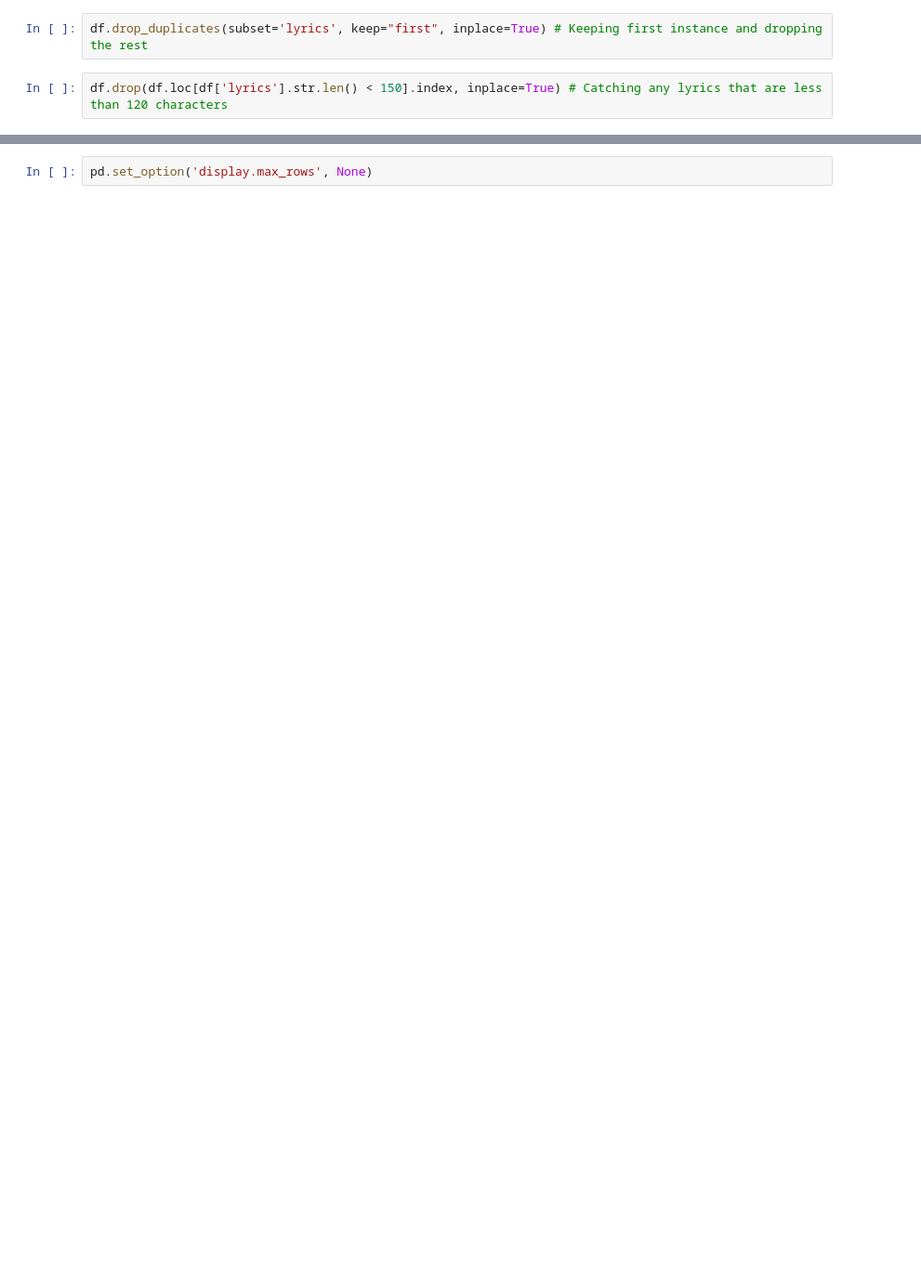
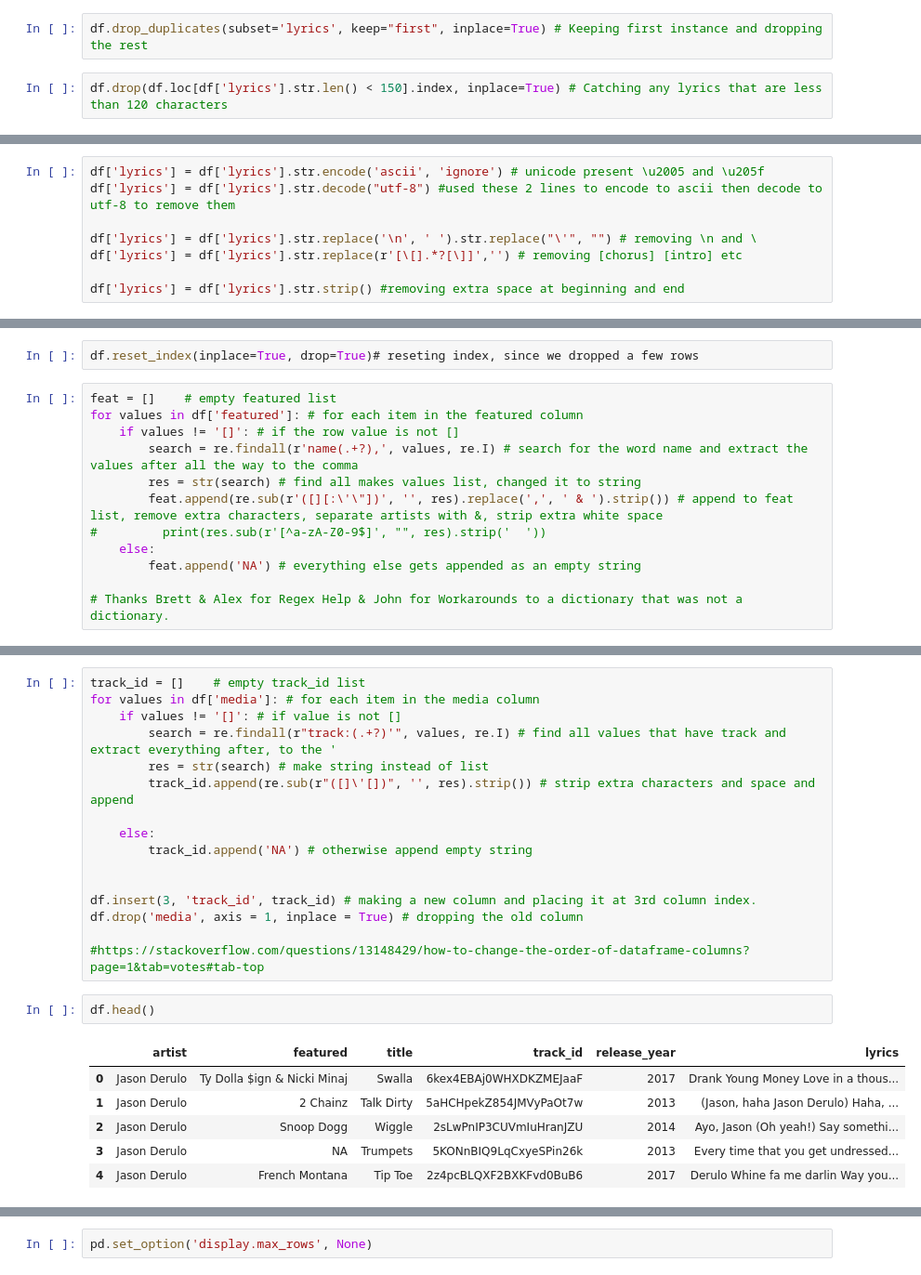
Before and after one commit to ArinkB/Predicting-Song-Skips, a Jupyter notebook: 2_Data Cleanup.ipynb, the cells around one changed output, grey strips where cells are left out. Shown: that part at 93% size. Cells and saved outputs as stored; diff of their text form; blank space fills up the shorter version.

```diff
--- a/2_Data Cleanup.ipynb
+++ b/2_Data Cleanup.ipynb
@@ -191,0 +99,8 @@ df['media'][0]
+# %%
+df['lyrics'] = df['lyrics'].str.encode('ascii', 'ignore') # unicode present \u2005 and \u205f
+df['lyrics'] = df['lyrics'].str.decode("utf-8") #used these 2 lines to encode to ascii then decode to utf-8 to remove them
+
+df['lyrics'] = df['lyrics'].str.replace('\n', ' ').str.replace("\'", "") # removing \n and \
+df['lyrics'] = df['lyrics'].str.replace(r'[\[].*?[\]]','') # removing [chorus] [intro] etc
+
+df['lyrics'] = df['lyrics'].str.strip() #removing extra space at beginning and end
@@ -191,0 +114,14 @@ df['media'][0]
+# %%
+df.reset_index(inplace=True, drop=True)# reseting index, since we dropped a few rows
+# %%
+feat = []    # empty featured list
+for values in df['featured']: # for each item in the featured column
+    if values != '[]': # if the row value is not []
+        search = re.findall(r'name(.+?),', values, re.I) # search for the word name and extract the values after all the way to the comma
+        res = str(search) # find all makes values list, changed it to string
+        feat.append(re.sub(r'([][:\'\"])', '', res).replace(',', ' & ').strip()) # append to feat list, remove extra characters, separate artists with &, strip extra white space
+#         print(res.sub(r'[^a-zA-Z0-9$]', "", res).strip('  '))
+    else:
+        feat.append('NA') # everything else gets appended as an empty string
+
+# Thanks Brett & Alex for Regex Help & John for Workarounds to a dictionary that was not a dictionary.
@@ -191,0 +133,25 @@ df['media'][0]
+# %%
+track_id = []    # empty track_id list
+for values in df['media']: # for each item in the media column
+    if values != '[]': # if value is not []
+        search = re.findall(r"track:(.+?)'", values, re.I) # find all values that have track and extract everything after, to the '
+        res = str(search) # make string instead of list
+        track_id.append(re.sub(r"([]\'[])", '', res).strip()) # strip extra characters and space and append
+
+    else:
+        track_id.append('NA') # otherwise append empty string
+
+
+df.insert(3, 'track_id', track_id) # making a new column and placing it at 3rd column index.
+df.drop('media', axis = 1, inplace = True) # dropping the old column
+
+#https://stackoverflow.com/questions/13148429/how-to-change-the-order-of-dataframe-columns?page=1&tab=votes#tab-top
+# %%
+df.head()
+# %% [output]
+|  | artist | featured | title | track_id | release_year | lyrics |
+| 0 | Jason Derulo | Ty Dolla $ign & Nicki Minaj | Swalla | 6kex4EBAj0WHXDKZMEJaaF | 2017 | Drank Young Money Love in a thous... |
+| 1 | Jason Derulo | 2 Chainz | Talk Dirty | 5aHCHpekZ854JMVyPaOt7w | 2013 | (Jason, haha Jason Derulo) Haha, ... |
+| 2 | Jason Derulo | Snoop Dogg | Wiggle | 2sLwPnIP3CUVmIuHranJZU | 2014 | Ayo, Jason (Oh yeah!) Say somethi... |
+| 3 | Jason Derulo | NA | Trumpets | 5KONnBIQ9LqCxyeSPin26k | 2013 | Every time that you get undressed... |
+| 4 | Jason Derulo | French Montana | Tip Toe | 2z4pcBLQXF2BXKFvd0BuB6 | 2017 | Derulo Whine fa me darlin Way you... |
```
Also changed, not shown: parts of 52 cells of this notebook, 1 other file.
